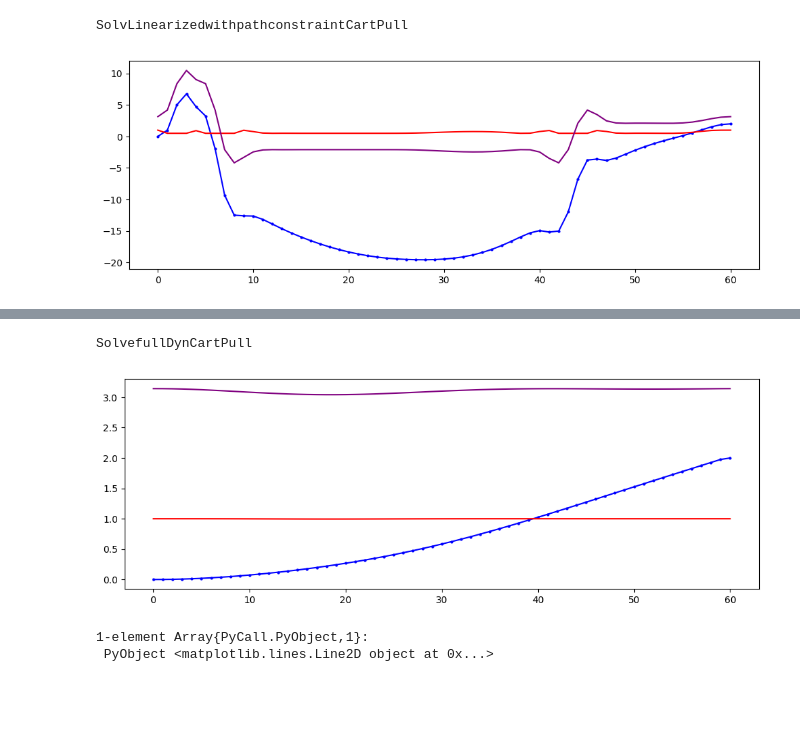
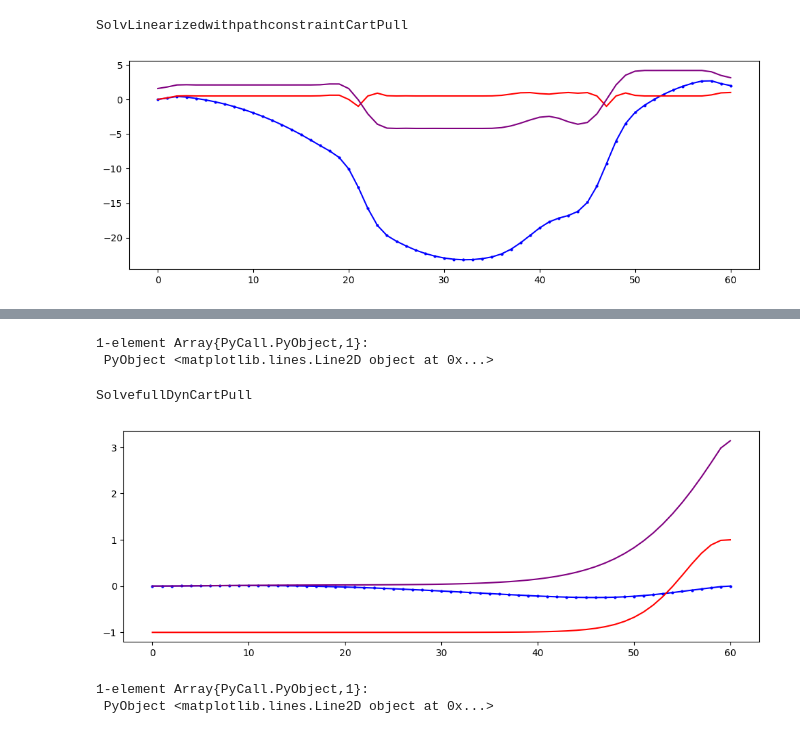
Before and after one commit to the1kieran/pullCartTrajOpt, a Jupyter notebook: finalProject/KieranProject.ipynb, the cells around one changed output, grey strips where cells are left out. Cells and saved outputs as stored; diff of their text form; code cells hidden in the pictures; blank space fills up the shorter version.

```diff
--- a/finalProject/KieranProject.ipynb
+++ b/finalProject/KieranProject.ipynb
@@ -108,7 +108,7 @@ Restating this optimization problem in standard form will yield
 using JuMP, Gurobi
 
 #define initial and final states, x
-x0 = [0 pi 0 0]'
+x0 = [0 0 0 0]'
 xf = [3 pi 0 0]'   #wind up at the same angle, but
 
 
@@ -526,18 +522,18 @@ end
 SolvLinearizedwithpathconstraintCartPull
 # %%
 #define initial and final states, x
-x0 = [0 pi 0 0]'
+x0 = [0 0 0 0]'
 xf = [2 pi 0 0]'   #wind up at the same angle, but
 (c,x,xdot) = SolvLinearizedwithpathconstraintCartPull(x0,xf,3,.05)
 # line = linspace(0,5,50)
 using PyPlot
 figure(figsize=(12,4))
 # plot(c[1,:],"purple")
 plot( x[1,:], "b.-", markersize=4)
 plot(sin.(x[2,:]-pi/2),"r")
 plot((x[2,:]),"purple")
 # plot(y,"b")
 # ylim([2 -2])
 # legend("cart position" "pendulum x position" "pendulum y position")
 # %% [output]
-[figure, old version]
+[figure, new version]
@@ -546,3 +542,5 @@ plot((x[2,:]),"purple")
+1-element Array{PyCall.PyObject,1}:
+ PyObject <matplotlib.lines.Line2D object at 0x...>
 # %%
 using JuMP, Gurobi, Ipopt
 
@@ -673,8 +670,8 @@ end
 SolvefullDynCartPull
 # %%
 #define initial and final states, x
-x0 = [0 pi 0 0]'
-xf = [2 pi 0 0]'   #wind up at the same angle, but
+x0 = [0 0 0 0]'
+xf = [0 pi 0 0]'   #wind up at the same angle, but
 (c,x,xdot) = SolvefullDynCartPull(x0,xf,3,.05)
 # line = linspace(0,5,50)
 using PyPlot
@@ -687,6 +684,6 @@ plot((x[2,:]),"purple")
 # ylim([2 -2])
 # legend("cart position" "pendulum x position" "pendulum y position")
 # %% [output]
-[figure, old version]
+[figure, new version]
 1-element Array{PyCall.PyObject,1}:
  PyObject <matplotlib.lines.Line2D object at 0x...>
```
Also changed, not shown: parts of 4 cells of this notebook.
